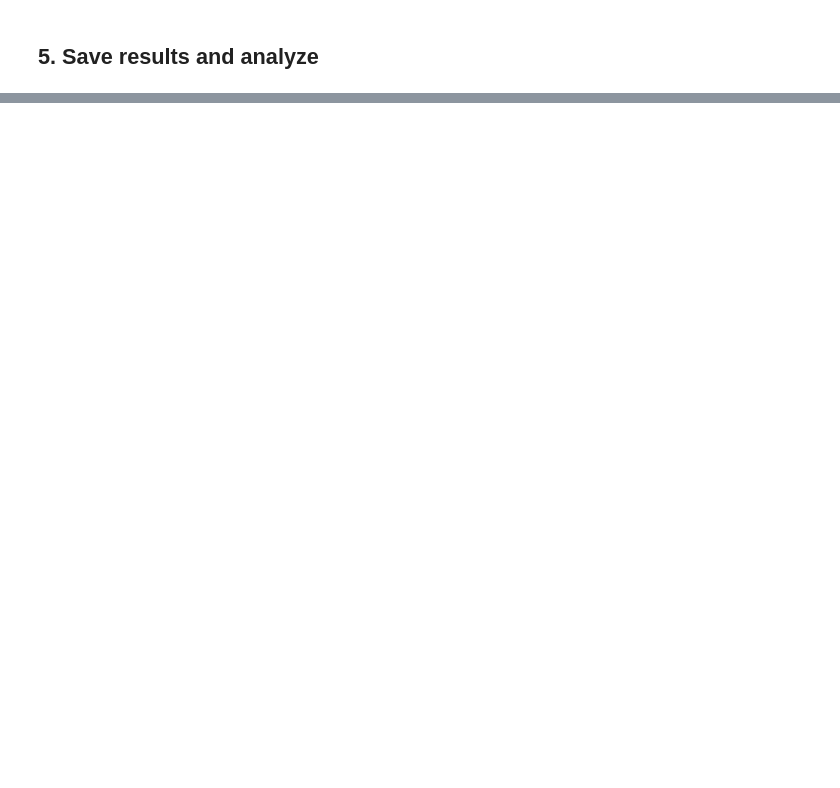
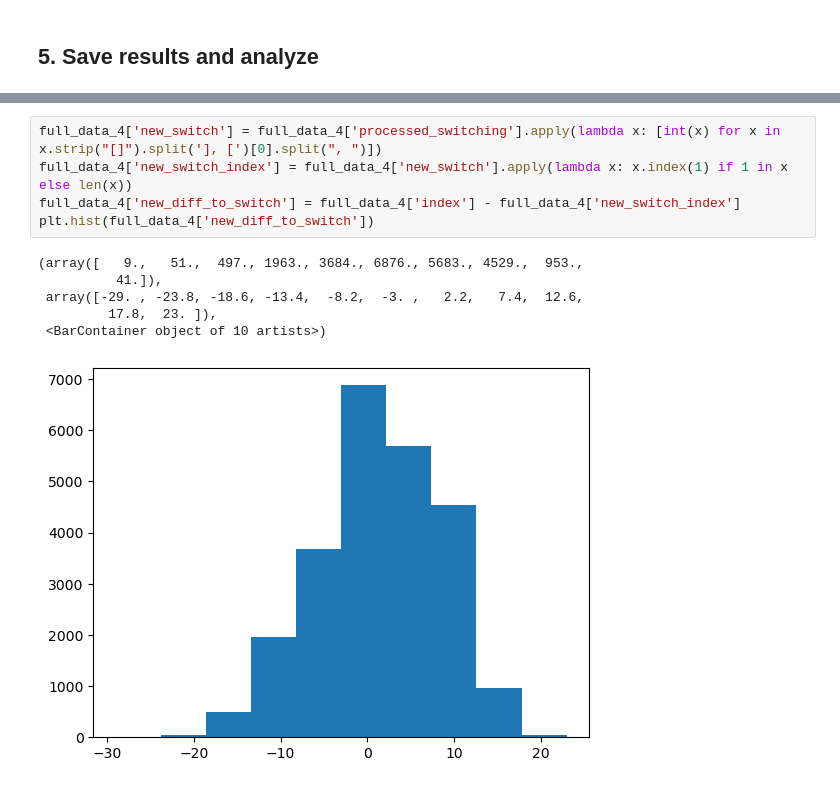
Before and after one commit to jlucassen/CPC_stepping_back, a Jupyter notebook: quadratic_pipeline.ipynb, the cells around one changed output, grey strips where cells are left out. Saved outputs shown, nothing was run; the diff lists cells and outputs as text; blank space fills up the shorter version.

```diff
--- a/quadratic_pipeline.ipynb
+++ b/quadratic_pipeline.ipynb
@@ -275,0 +318,12 @@ plt.show()
+# %%
+full_data_4['new_switch'] = full_data_4['processed_switching'].apply(lambda x: [int(x) for x in x.strip("[]").split('], [')[0].split(", ")])
+full_data_4['new_switch_index'] = full_data_4['new_switch'].apply(lambda x: x.index(1) if 1 in x else len(x))
+full_data_4['new_diff_to_switch'] = full_data_4['index'] - full_data_4['new_switch_index']
+plt.hist(full_data_4['new_diff_to_switch'])
+# %% [output]
+(array([   9.,   51.,  497., 1963., 3684., 6876., 5683., 4529.,  953.,
+          41.]),
+ array([-29. , -23.8, -18.6, -13.4,  -8.2,  -3. ,   2.2,   7.4,  12.6,
+         17.8,  23. ]),
+ <BarContainer object of 10 artists>)
+[figure, added]
```
Also changed, not shown: parts of 10 cells of this notebook.
